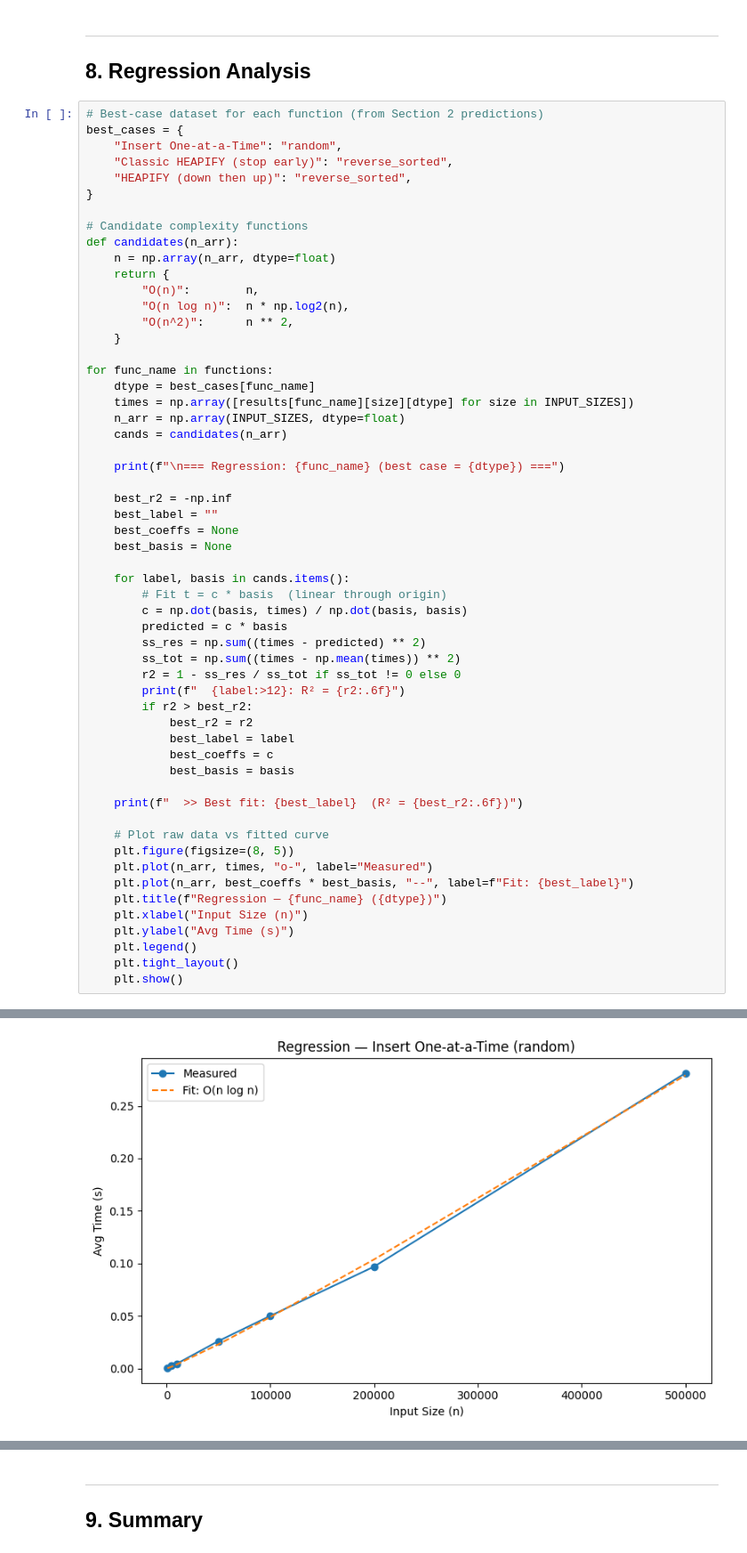
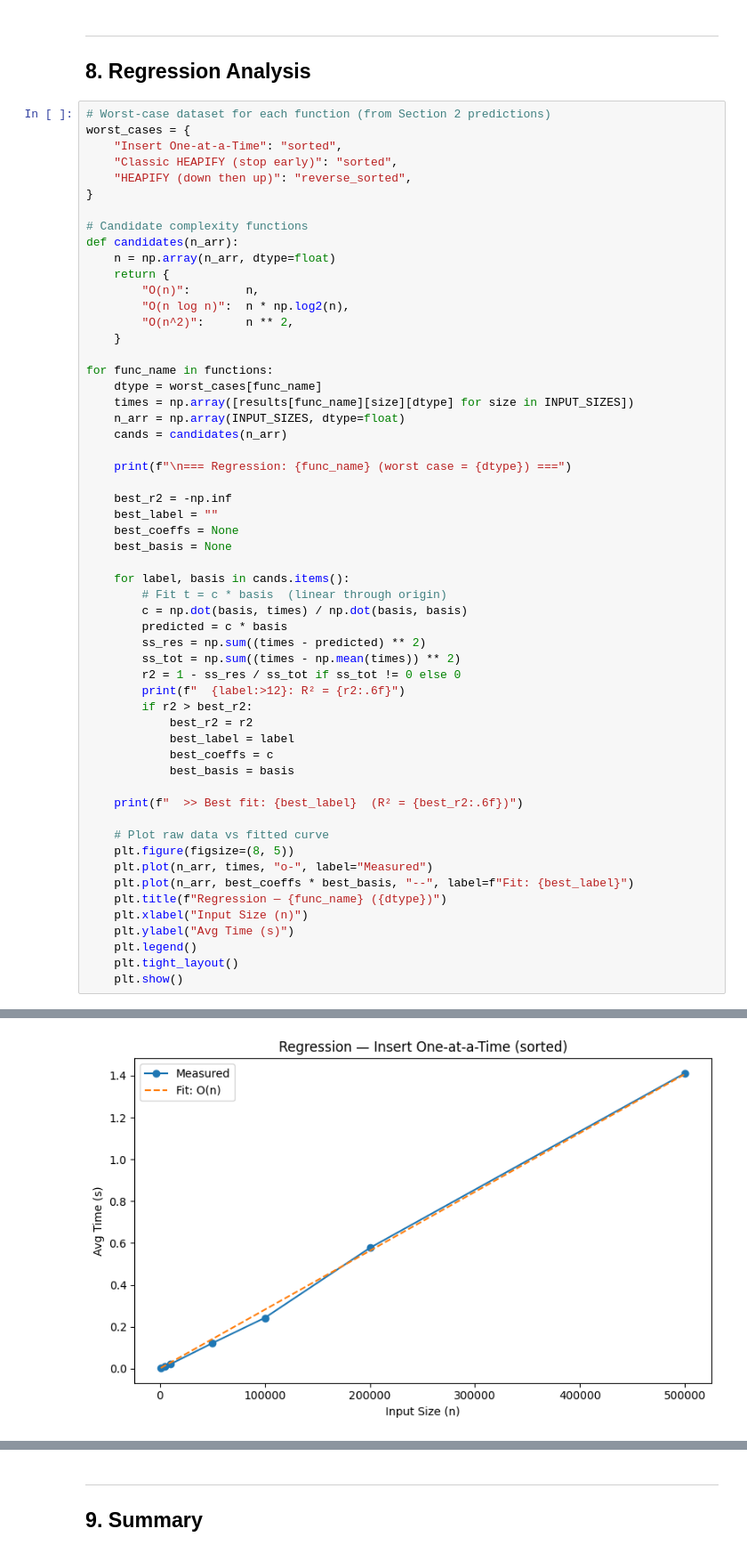
Before and after one commit to MSOE-oskar/algorithms-program-4, a Jupyter notebook: program4_benchmarking_heaps.ipynb, the cells around one changed output, grey strips where cells are left out. Shown at 89% size. Saved outputs shown, nothing was run; the diff lists cells and outputs as text.

```diff
--- a/program4_benchmarking_heaps.ipynb
+++ b/program4_benchmarking_heaps.ipynb
@@ -413,10 +413,10 @@ for dtype in dataset_types:
      for each function's best case. Fit curves (e.g., n·log(n), n²) and
      report the best fit and its R² value. -->
 # %%
-# Best-case dataset for each function (from Section 2 predictions)
-best_cases = {
-    "Insert One-at-a-Time": "random",
-    "Classic HEAPIFY (stop early)": "reverse_sorted",
+# Worst-case dataset for each function (from Section 2 predictions)
+worst_cases = {
+    "Insert One-at-a-Time": "sorted",
+    "Classic HEAPIFY (stop early)": "sorted",
     "HEAPIFY (down then up)": "reverse_sorted",
 }
 
@@ -430,12 +430,12 @@ def candidates(n_arr):
     }
 
 for func_name in functions:
-    dtype = best_cases[func_name]
+    dtype = worst_cases[func_name]
     times = np.array([results[func_name][size][dtype] for size in INPUT_SIZES])
     n_arr = np.array(INPUT_SIZES, dtype=float)
     cands = candidates(n_arr)
 
-    print(f"\n=== Regression: {func_name} (best case = {dtype}) ===")
+    print(f"\n=== Regression: {func_name} (worst case = {dtype}) ===")
 
     best_r2 = -np.inf
     best_label = ""
@@ -477 +477 @@ for func_name in functions:
-[figure, old version]
+[figure, new version]
```
Also changed, not shown: parts of 7 cells of this notebook.
